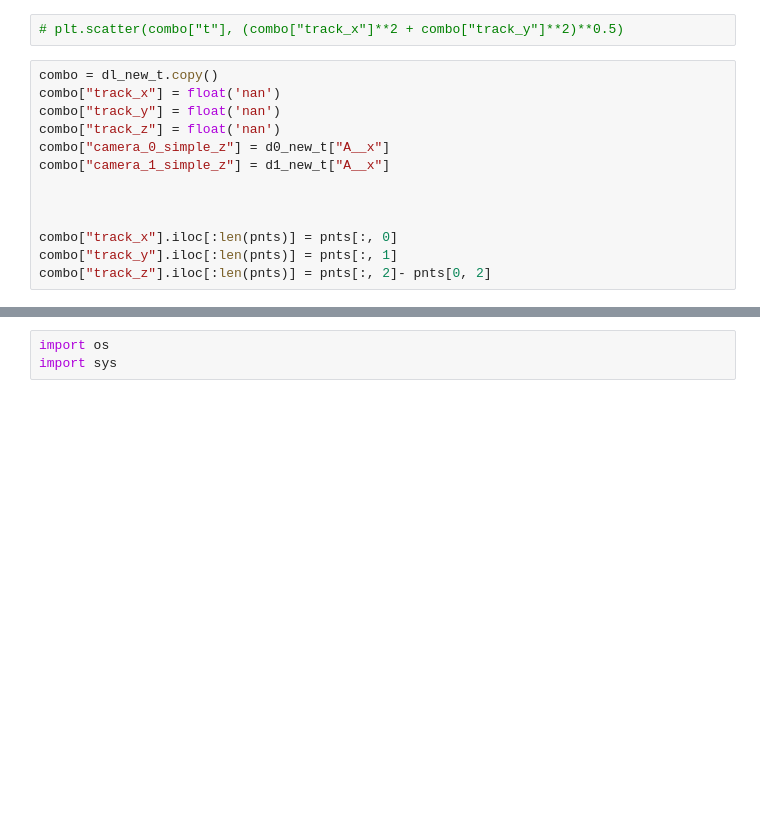
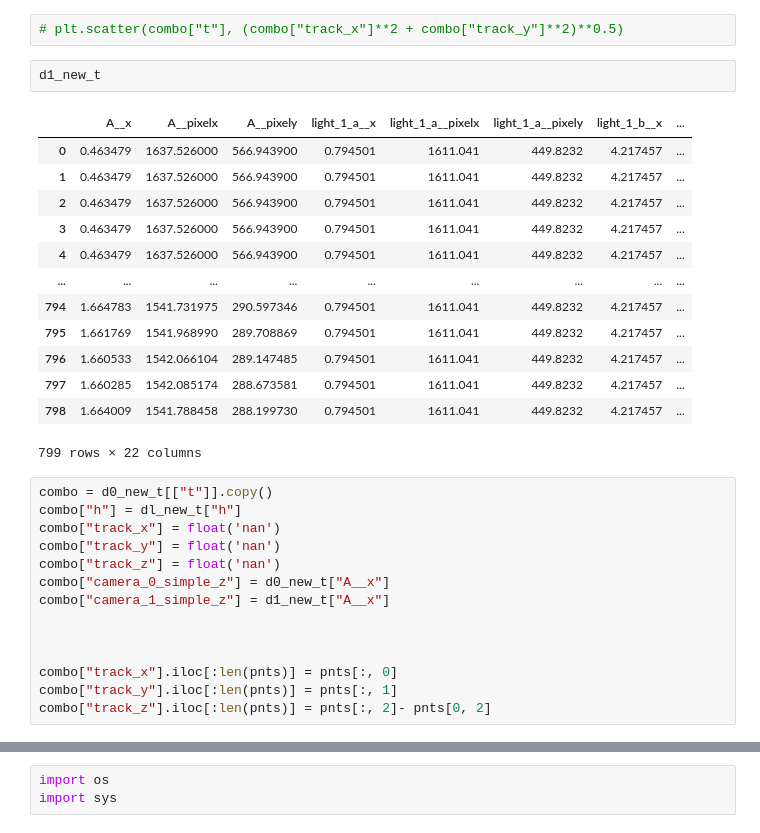
Before and after one commit to vas0x59/empirica_pet_bottle, a Jupyter notebook: proc_rocket/notebook.ipynb, the cells around one changed output, grey strips where cells are left out. Saved outputs shown, nothing was run; the diff lists cells and outputs as text; blank space fills up the shorter version.

```diff
--- a/proc_rocket/notebook.ipynb
+++ b/proc_rocket/notebook.ipynb
@@ -308,7 +310,24 @@ plt.plot(dl_new_t["t"], dl_new_t["h"], c="orange")
 # %%
 # plt.scatter(combo["t"], (combo["track_x"]**2 + combo["track_y"]**2)**0.5)
+# %%
+d1_new_t
+# %% [output]
+|  | A__x | A__pixelx | A__pixely | light_1_a__x | light_1_a__pixelx | light_1_a__pixely | light_1_b__x | ... |
+| 0 | 0.463479 | 1637.526000 | 566.943900 | 0.794501 | 1611.041 | 449.8232 | 4.217457 | ... |
+| 1 | 0.463479 | 1637.526000 | 566.943900 | 0.794501 | 1611.041 | 449.8232 | 4.217457 | ... |
+| 2 | 0.463479 | 1637.526000 | 566.943900 | 0.794501 | 1611.041 | 449.8232 | 4.217457 | ... |
+| 3 | 0.463479 | 1637.526000 | 566.943900 | 0.794501 | 1611.041 | 449.8232 | 4.217457 | ... |
+| 4 | 0.463479 | 1637.526000 | 566.943900 | 0.794501 | 1611.041 | 449.8232 | 4.217457 | ... |
+| ... | ... | ... | ... | ... | ... | ... | ... | ... |
+| 794 | 1.664783 | 1541.731975 | 290.597346 | 0.794501 | 1611.041 | 449.8232 | 4.217457 | ... |
+| 795 | 1.661769 | 1541.968990 | 289.708869 | 0.794501 | 1611.041 | 449.8232 | 4.217457 | ... |
+| 796 | 1.660533 | 1542.066104 | 289.147485 | 0.794501 | 1611.041 | 449.8232 | 4.217457 | ... |
+| 797 | 1.660285 | 1542.085174 | 288.673581 | 0.794501 | 1611.041 | 449.8232 | 4.217457 | ... |
+| 798 | 1.664009 | 1541.788458 | 288.199730 | 0.794501 | 1611.041 | 449.8232 | 4.217457 | ... |
+799 rows × 22 columns
 # %%
-combo = dl_new_t.copy()
+combo = d0_new_t[["t"]].copy()
+combo["h"] = dl_new_t["h"]
 combo["track_x"] = float('nan')
 combo["track_y"] = float('nan')
 combo["track_z"] = float('nan')
```
Also changed, not shown: parts of 12 cells of this notebook, 10 other files.
